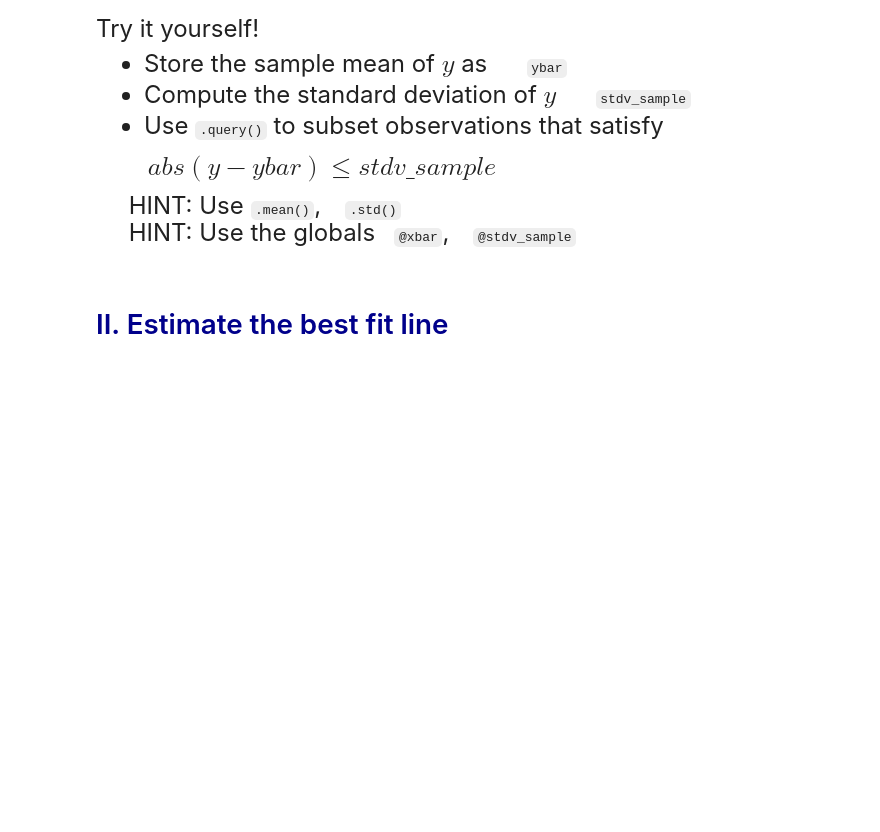
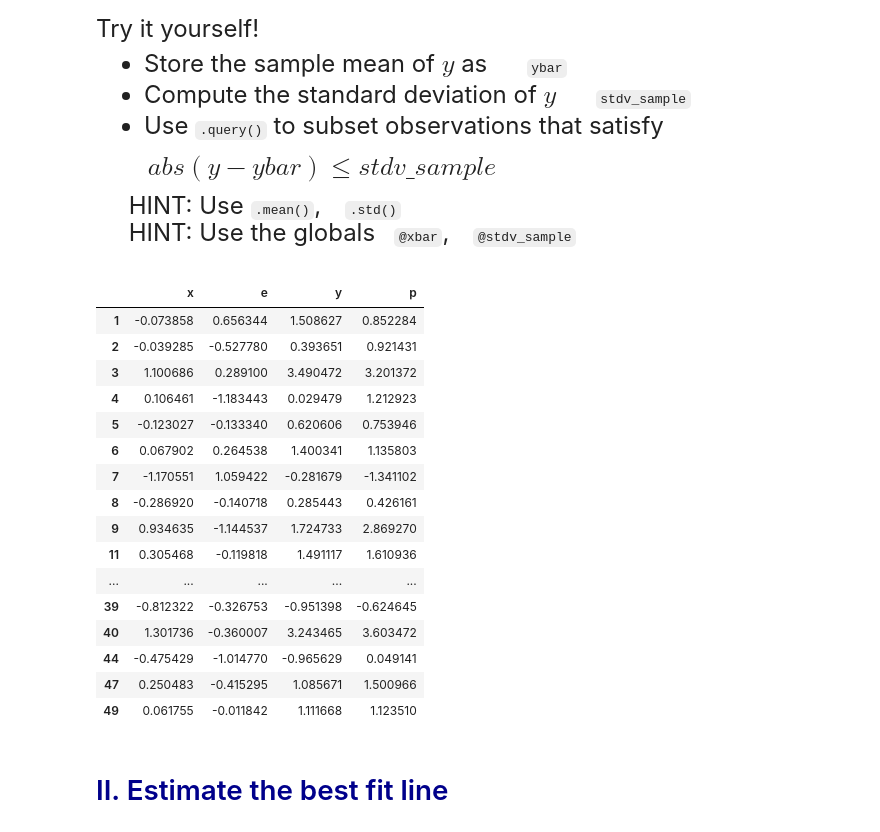
Before and after one commit to Minjoo22/emoryqtm151, a Jupyter notebook: Lecture 11/Lecture 11.ipynb, the cells around one changed output. Saved outputs shown, nothing was run; the diff lists cells and outputs as text; code cells hidden in the pictures; blank space fills up the shorter version.

```diff
--- a/Lecture 11/Lecture 11.ipynb
+++ b/Lecture 11/Lecture 11.ipynb
@@ -120,10 +123,28 @@
 # %%
 # Note: abs(...) is the absolute value function
 # Write your own code
 
-ybar = dataset["y"].mean
-stdv_sample = dataset["y"].std
-#dataset.query("abs(y-@ybar) <= @stdv_sample")
+ybar = dataset["y"].mean()
+stdv_sample = dataset["y"].std()
+dataset.query("abs(y-@ybar) <= @stdv_sample")
+# %% [output]
+|  | x | e | y | p |
+| 1 | -0.073858 | 0.656344 | 1.508627 | 0.852284 |
+| 2 | -0.039285 | -0.527780 | 0.393651 | 0.921431 |
+| 3 | 1.100686 | 0.289100 | 3.490472 | 3.201372 |
+| 4 | 0.106461 | -1.183443 | 0.029479 | 1.212923 |
+| 5 | -0.123027 | -0.133340 | 0.620606 | 0.753946 |
+| 6 | 0.067902 | 0.264538 | 1.400341 | 1.135803 |
+| 7 | -1.170551 | 1.059422 | -0.281679 | -1.341102 |
+| 8 | -0.286920 | -0.140718 | 0.285443 | 0.426161 |
+| 9 | 0.934635 | -1.144537 | 1.724733 | 2.869270 |
+| 11 | 0.305468 | -0.119818 | 1.491117 | 1.610936 |
+| ... | ... | ... | ... | ... |
+| 39 | -0.812322 | -0.326753 | -0.951398 | -0.624645 |
+| 40 | 1.301736 | -0.360007 | 3.243465 | 3.603472 |
+| 44 | -0.475429 | -1.014770 | -0.965629 | 0.049141 |
+| 47 | 0.250483 | -0.415295 | 1.085671 | 1.500966 |
+| 49 | 0.061755 | -0.011842 | 1.111668 | 1.123510 |
 # %% [markdown]
 # <span style="color:darkblue"> II. Estimate the best fit line</span>
 # %% [markdown]
```
Also changed, not shown: parts of 7 cells of this notebook, 6 other files.
